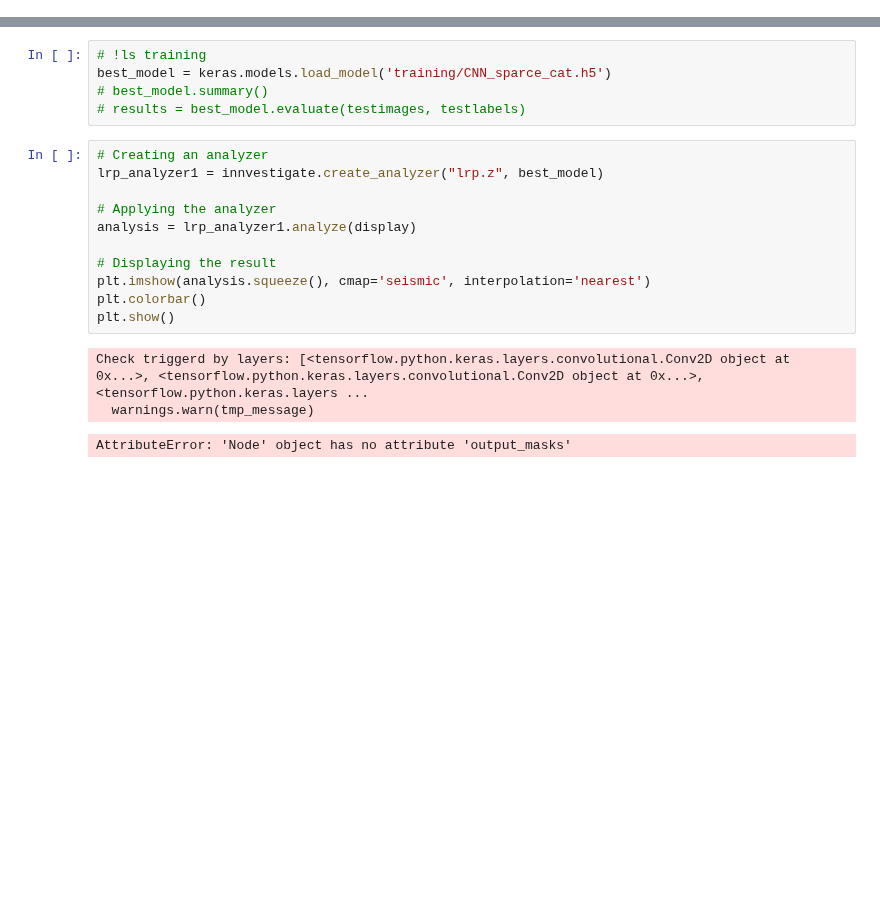
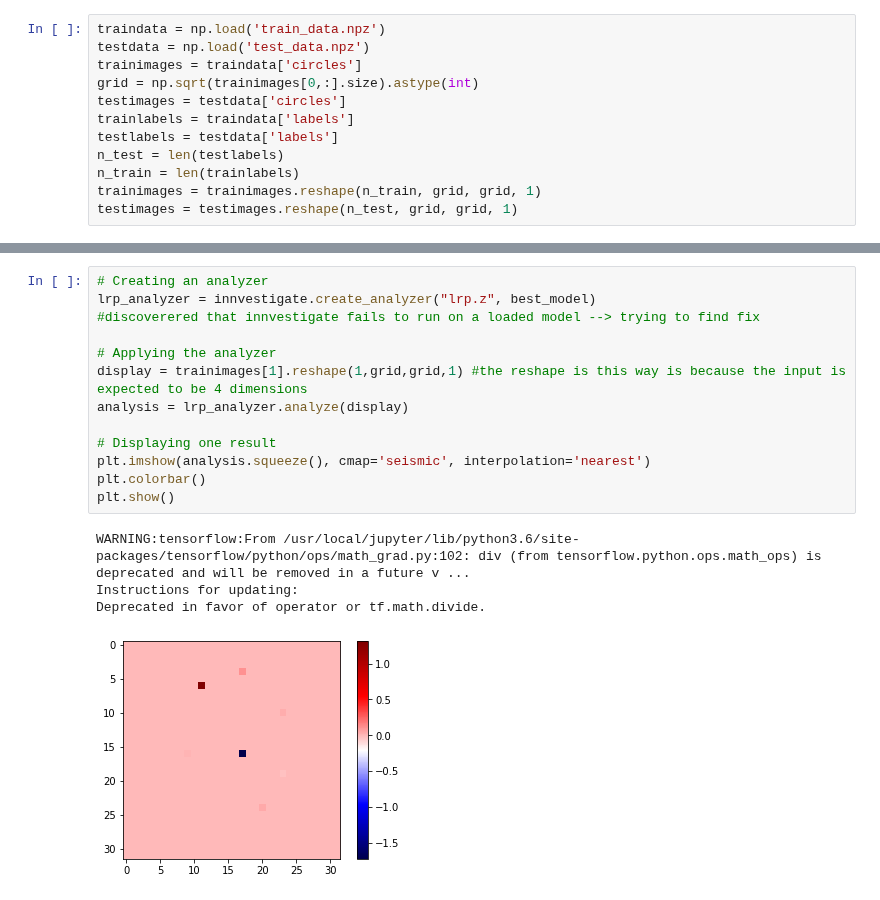
Before and after one commit to mdmorris/CNNsimple, a Jupyter notebook: LRP.ipynb, the cells around one changed output, grey strips where cells are left out. Saved outputs shown, nothing was run; the diff lists cells and outputs as text; blank space fills up the shorter version.

Commit message:
fixed keras version issues and add more plots

```diff
--- a/LRP.ipynb
+++ b/LRP.ipynb
@@ -0,0 +25,12 @@
+# %%
+traindata = np.load('train_data.npz')
+testdata = np.load('test_data.npz')
+trainimages = traindata['circles']
+grid = np.sqrt(trainimages[0,:].size).astype(int)
+testimages = testdata['circles']
+trainlabels = traindata['labels']
+testlabels = testdata['labels']
+n_test = len(testlabels)
+n_train = len(trainlabels)
+trainimages = trainimages.reshape(n_train, grid, grid, 1)
+testimages = testimages.reshape(n_test, grid, grid, 1)
@@ -9,20 +117,18 @@ ImportError: cannot import name 'GlorotUniform' from 'keras.initializers' (/User
-# %%
-# !ls training
-best_model = keras.models.load_model('training/CNN_sparce_cat.h5')
-# best_model.summary()
-# results = best_model.evaluate(testimages, testlabels)
 # %%
 # Creating an analyzer
-lrp_analyzer1 = innvestigate.create_analyzer("lrp.z", best_model)
+lrp_analyzer = innvestigate.create_analyzer("lrp.z", best_model)
+#discoverered that innvestigate fails to run on a loaded model --> trying to find fix
 
 # Applying the analyzer
-analysis = lrp_analyzer1.analyze(display)
+display = trainimages[1].reshape(1,grid,grid,1) #the reshape is this way is because the input is expected to be 4 dimensions
+analysis = lrp_analyzer.analyze(display)
 
-# Displaying the result
+# Displaying one result
 plt.imshow(analysis.squeeze(), cmap='seismic', interpolation='nearest')
 plt.colorbar()
 plt.show()
 # %% [output]
-Check triggerd by layers: [<tensorflow.python.keras.layers.convolutional.Conv2D object at 0x...>, <tensorflow.python.keras.layers.convolutional.Conv2D object at 0x...>, <tensorflow.python.keras.layers ...
-  warnings.warn(tmp_message)
+WARNING:tensorflow:From /usr/local/jupyter/lib/python3.6/site-packages/tensorflow/python/ops/math_grad.py:102: div (from tensorflow.python.ops.math_ops) is deprecated and will be removed in a future v ...
+Instructions for updating:
+Deprecated in favor of operator or tf.math.divide.
-AttributeError: 'Node' object has no attribute 'output_masks'
+[figure, added]
```
Also changed, not shown: parts of 11 cells of this notebook.
